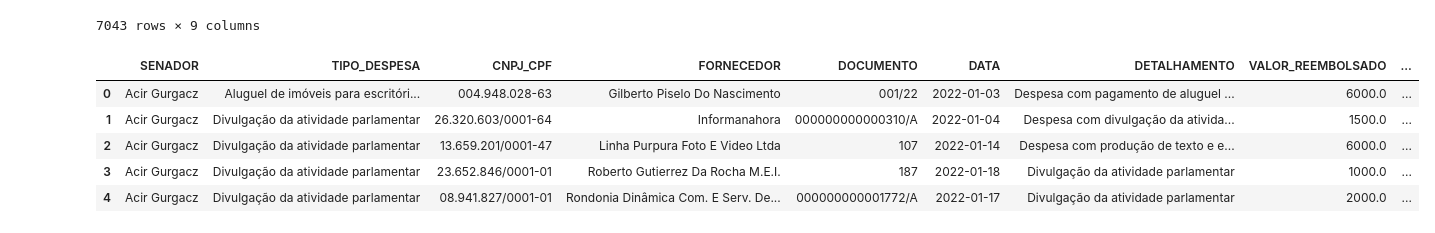
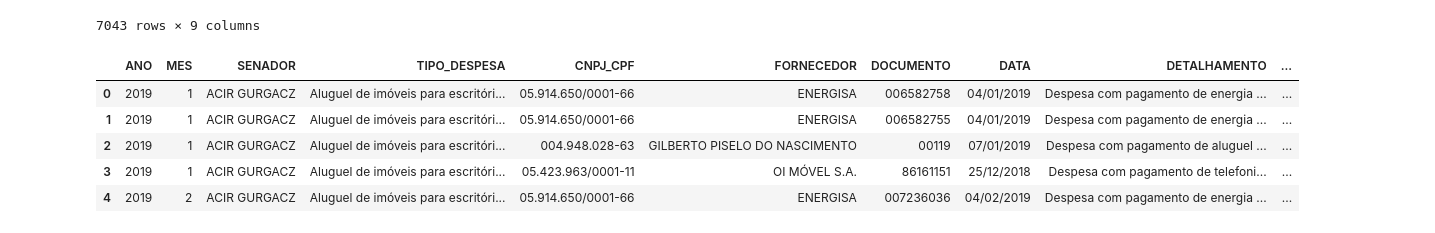
Before and after one commit to brayannmb/7DaysOfCode-DataScience, a Jupyter notebook: 7DaysOfCode_Day1.ipynb, the cells around one changed output. Cells and saved outputs as stored; diff of their text form; code cells hidden in the pictures.

```diff
--- a/7DaysOfCode_Day1.ipynb
+++ b/7DaysOfCode_Day1.ipynb
@@ -131,12 +131,14 @@ df_clean
 df_clean['SENADOR'] = df_clean['SENADOR'].apply(lambda x: x.title())
 # %%
 df_clean['FORNECEDOR'] = df_clean['FORNECEDOR'].apply(lambda x: x.title())
+# %%
+df_2019 = pd.read_csv('https://raw.githubusercontent.com/brayannmb/7DaysOfCode-DataScience/main/despesa_ceaps_2019.csv', encoding='1252', sep=';', header=1)
 # %%
-df_clean.head()
+df_2019.head()
 # %% [output]
-|  | SENADOR | TIPO_DESPESA | CNPJ_CPF | FORNECEDOR | DOCUMENTO | DATA | DETALHAMENTO | VALOR_REEMBOLSADO | ... |
-| 0 | Acir Gurgacz | Aluguel de imóveis para escritóri... | 004.948.028-63 | Gilberto Piselo Do Nascimento | 001/22 | 2022-01-03 | Despesa com pagamento de aluguel ... | 6000.0 | ... |
-| 1 | Acir Gurgacz | Divulgação da atividade parlamentar | 26.320.603/0001-64 | Informanahora | 000000000000310/A | 2022-01-04 | Despesa com divulgação da ativida... | 1500.0 | ... |
-| 2 | Acir Gurgacz | Divulgação da atividade parlamentar | 13.659.201/0001-47 | Linha Purpura Foto E Video Ltda | 107 | 2022-01-14 | Despesa com produção de texto e e... | 6000.0 | ... |
-| 3 | Acir Gurgacz | Divulgação da atividade parlamentar | 23.652.846/0001-01 | Roberto Gutierrez Da Rocha M.E.I. | 187 | 2022-01-18 | Divulgação da atividade parlamentar | 1000.0 | ... |
-| 4 | Acir Gurgacz | Divulgação da atividade parlamentar | 08.941.827/0001-01 | Rondonia Dinâmica Com. E Serv. De... | 000000000001772/A | 2022-01-17 | Divulgação da atividade parlamentar | 2000.0 | ... |
+|  | ANO | MES | SENADOR | TIPO_DESPESA | CNPJ_CPF | FORNECEDOR | DOCUMENTO | DATA | DETALHAMENTO | ... |
+| 0 | 2019 | 1 | ACIR GURGACZ | Aluguel de imóveis para escritóri... | 05.914.650/0001-66 | ENERGISA | 006582758 | 04/01/2019 | Despesa com pagamento de energia ... | ... |
+| 1 | 2019 | 1 | ACIR GURGACZ | Aluguel de imóveis para escritóri... | 05.914.650/0001-66 | ENERGISA | 006582755 | 04/01/2019 | Despesa com pagamento de energia ... | ... |
+| 2 | 2019 | 1 | ACIR GURGACZ | Aluguel de imóveis para escritóri... | 004.948.028-63 | GILBERTO PISELO DO NASCIMENTO | 00119 | 07/01/2019 | Despesa com pagamento de aluguel ... | ... |
+| 3 | 2019 | 1 | ACIR GURGACZ | Aluguel de imóveis para escritóri... | 05.423.963/0001-11 | OI MÓVEL S.A. | 86161151 | 25/12/2018 | Despesa com pagamento de telefoni... | ... |
+| 4 | 2019 | 2 | ACIR GURGACZ | Aluguel de imóveis para escritóri... | 05.914.650/0001-66 | ENERGISA | 007236036 | 04/02/2019 | Despesa com pagamento de energia ... | ... |
```
Also changed, not shown: parts of 9 cells of this notebook.
